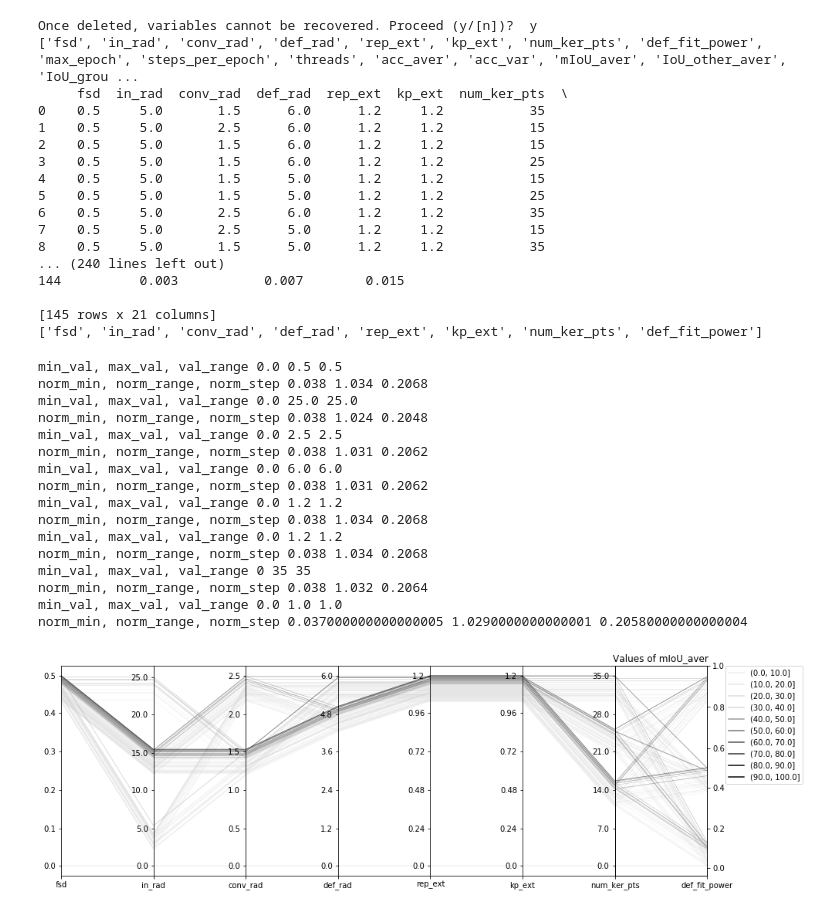
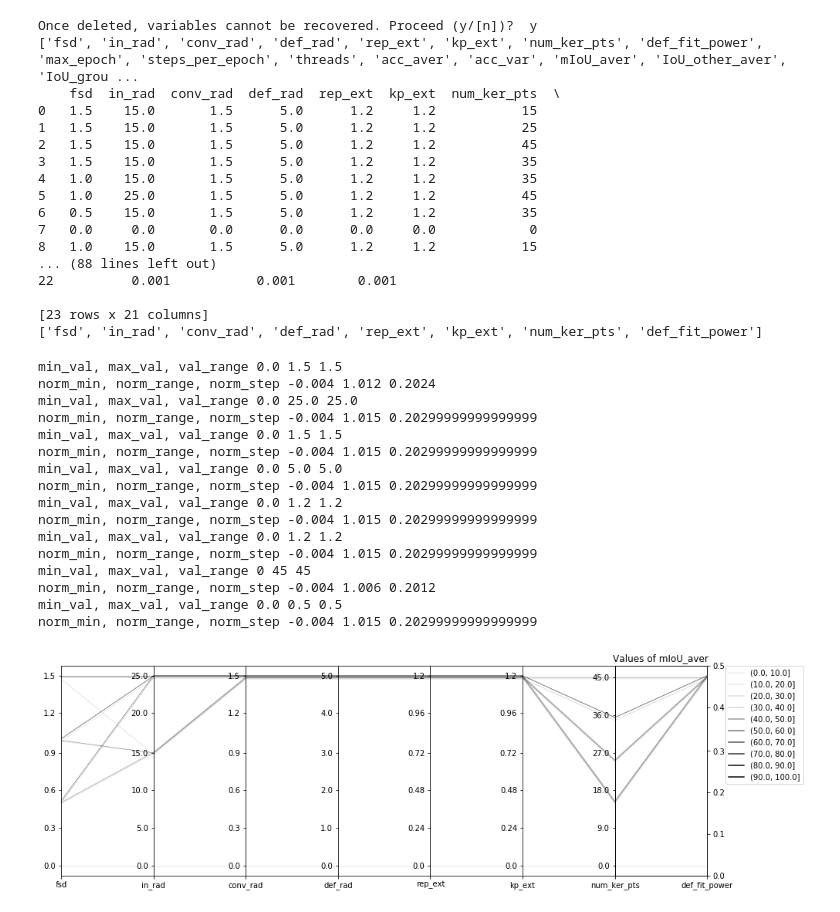
Before and after one commit to kuramin/KPConv-PyTorch, a Jupyter notebook: Parallel_coordinates.ipynb, the cells around one changed output. Saved outputs shown, nothing was run; the diff lists cells and outputs as text; code cells hidden in the pictures.

```diff
--- a/Parallel_coordinates.ipynb
+++ b/Parallel_coordinates.ipynb
@@ -5,7 +5,7 @@ import pandas as pd
 import matplotlib.pyplot as plt
 from matplotlib import ticker
 #%matplotlib inline
-df = pd.read_csv('log3.txt', sep = " ")
+df = pd.read_csv('log4.txt', sep = " ")
 
 df = df.drop(columns=['folder'])
 df.sort_values(by='mIoU_aver', inplace=True)
@@ -129,59 +129,59 @@ for dim, ax in enumerate(axes):
     ax.set_xticklabels([cols[dim]])
 
 
 # Move the final axis' ticks to the right-hand side
 ax = plt.twinx(axes[-1])
 dim = len(axes)
 ax.xaxis.set_major_locator(ticker.FixedLocator([x[-2], x[-1]]))
 set_ticks_for_axis(dim, ax, ticks=6)
 ax.set_xticklabels([cols[-2], cols[-1]])
 
 
 # Remove space between subplots
 plt.subplots_adjust(wspace=0)
 
 # Add legend to plot
 plt.legend(
     [plt.Line2D((0,1),(0,0), color=colours[cat]) for cat in df['mIoU_aver'].cat.categories],
     df['mIoU_aver'].cat.categories,
     bbox_to_anchor=(1.2, 1), loc=2, borderaxespad=0.)
 
 plt.title("Values of mIoU_aver")
 
 plt.show()
 fig.savefig('graph.png', dpi=1200)
 # %% [output]
 Once deleted, variables cannot be recovered. Proceed (y/[n])?  y
 ['fsd', 'in_rad', 'conv_rad', 'def_rad', 'rep_ext', 'kp_ext', 'num_ker_pts', 'def_fit_power', 'max_epoch', 'steps_per_epoch', 'threads', 'acc_aver', 'acc_var', 'mIoU_aver', 'IoU_other_aver', 'IoU_grou ...
-     fsd  in_rad  conv_rad  def_rad  rep_ext  kp_ext  num_ker_pts  \
-0    0.5     5.0       1.5      6.0      1.2     1.2           35
-1    0.5     5.0       2.5      6.0      1.2     1.2           15
-2    0.5     5.0       1.5      6.0      1.2     1.2           15
-3    0.5     5.0       1.5      6.0      1.2     1.2           25
-4    0.5     5.0       1.5      5.0      1.2     1.2           15
-5    0.5     5.0       1.5      5.0      1.2     1.2           25
-6    0.5     5.0       2.5      6.0      1.2     1.2           35
-7    0.5     5.0       2.5      5.0      1.2     1.2           15
-8    0.5     5.0       1.5      5.0      1.2     1.2           35
-... (240 lines left out)
-144          0.003           0.007        0.015
+    fsd  in_rad  conv_rad  def_rad  rep_ext  kp_ext  num_ker_pts  \
+0   1.5    15.0       1.5      5.0      1.2     1.2           15
+1   1.5    15.0       1.5      5.0      1.2     1.2           25
+2   1.5    15.0       1.5      5.0      1.2     1.2           45
+3   1.5    15.0       1.5      5.0      1.2     1.2           35
+4   1.0    15.0       1.5      5.0      1.2     1.2           35
+5   1.0    25.0       1.5      5.0      1.2     1.2           45
+6   0.5    15.0       1.5      5.0      1.2     1.2           35
+7   0.0     0.0       0.0      0.0      0.0     0.0            0
+8   1.0    15.0       1.5      5.0      1.2     1.2           15
+... (88 lines left out)
+22          0.001           0.001        0.001
 
-[145 rows x 21 columns]
+[23 rows x 21 columns]
 ['fsd', 'in_rad', 'conv_rad', 'def_rad', 'rep_ext', 'kp_ext', 'num_ker_pts', 'def_fit_power']
+min_val, max_val, val_range 0.0 1.5 1.5
+norm_min, norm_range, norm_step -0.004 1.012 0.2024
+min_val, max_val, val_range 0.0 25.0 25.0
+norm_min, norm_range, norm_step -0.004 1.015 0.20299999999999999
+min_val, max_val, val_range 0.0 1.5 1.5
+norm_min, norm_range, norm_step -0.004 1.015 0.20299999999999999
+min_val, max_val, val_range 0.0 5.0 5.0
+norm_min, norm_range, norm_step -0.004 1.015 0.20299999999999999
+min_val, max_val, val_range 0.0 1.2 1.2
+norm_min, norm_range, norm_step -0.004 1.015 0.20299999999999999
+min_val, max_val, val_range 0.0 1.2 1.2
+norm_min, norm_range, norm_step -0.004 1.015 0.20299999999999999
+min_val, max_val, val_range 0 45 45
+norm_min, norm_range, norm_step -0.004 1.006 0.2012
 min_val, max_val, val_range 0.0 0.5 0.5
-norm_min, norm_range, norm_step 0.038 1.034 0.2068
-min_val, max_val, val_range 0.0 25.0 25.0
-norm_min, norm_range, norm_step 0.038 1.024 0.2048
-min_val, max_val, val_range 0.0 2.5 2.5
-norm_min, norm_range, norm_step 0.038 1.031 0.2062
-min_val, max_val, val_range 0.0 6.0 6.0
-norm_min, norm_range, norm_step 0.038 1.031 0.2062
-min_val, max_val, val_range 0.0 1.2 1.2
-norm_min, norm_range, norm_step 0.038 1.034 0.2068
-min_val, max_val, val_range 0.0 1.2 1.2
-norm_min, norm_range, norm_step 0.038 1.034 0.2068
-min_val, max_val, val_range 0 35 35
-norm_min, norm_range, norm_step 0.038 1.032 0.2064
-min_val, max_val, val_range 0.0 1.0 1.0
-norm_min, norm_range, norm_step 0.037000000000000005 1.0290000000000001 0.20580000000000004
+norm_min, norm_range, norm_step -0.004 1.015 0.20299999999999999
-[figure, old version]
+[figure, new version]
```
Also changed, not shown: 7 other files.
